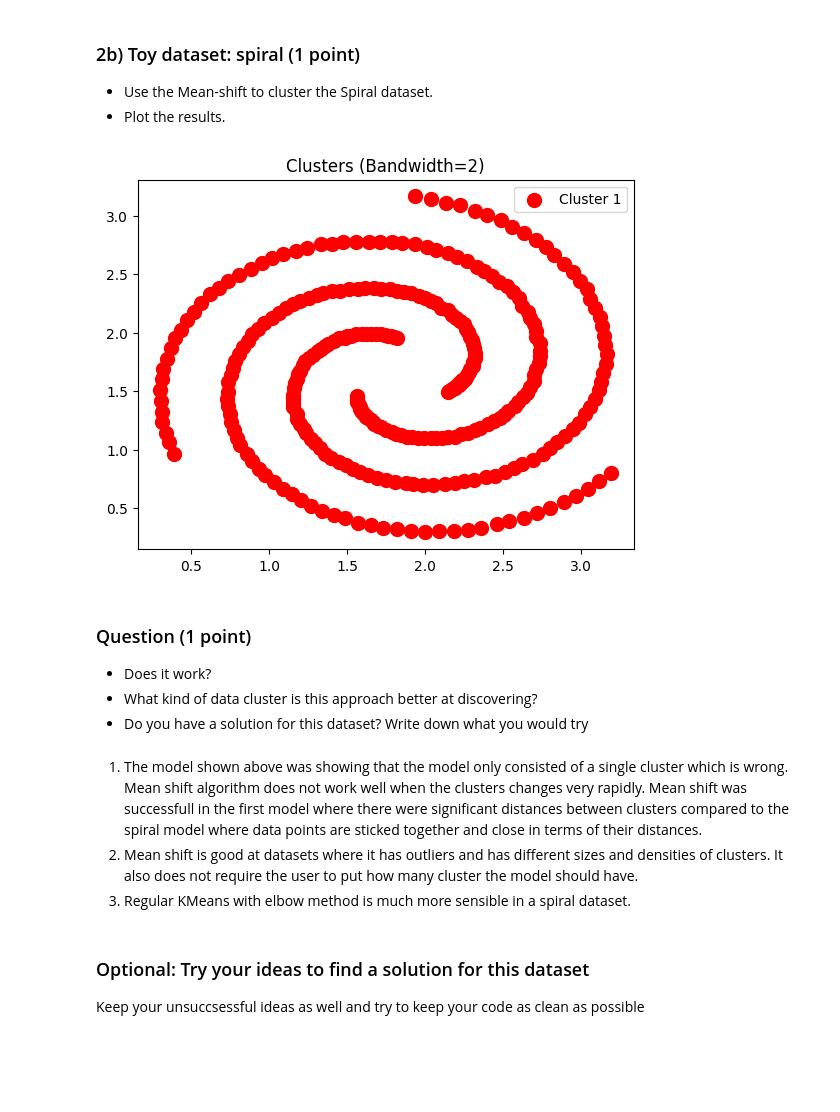
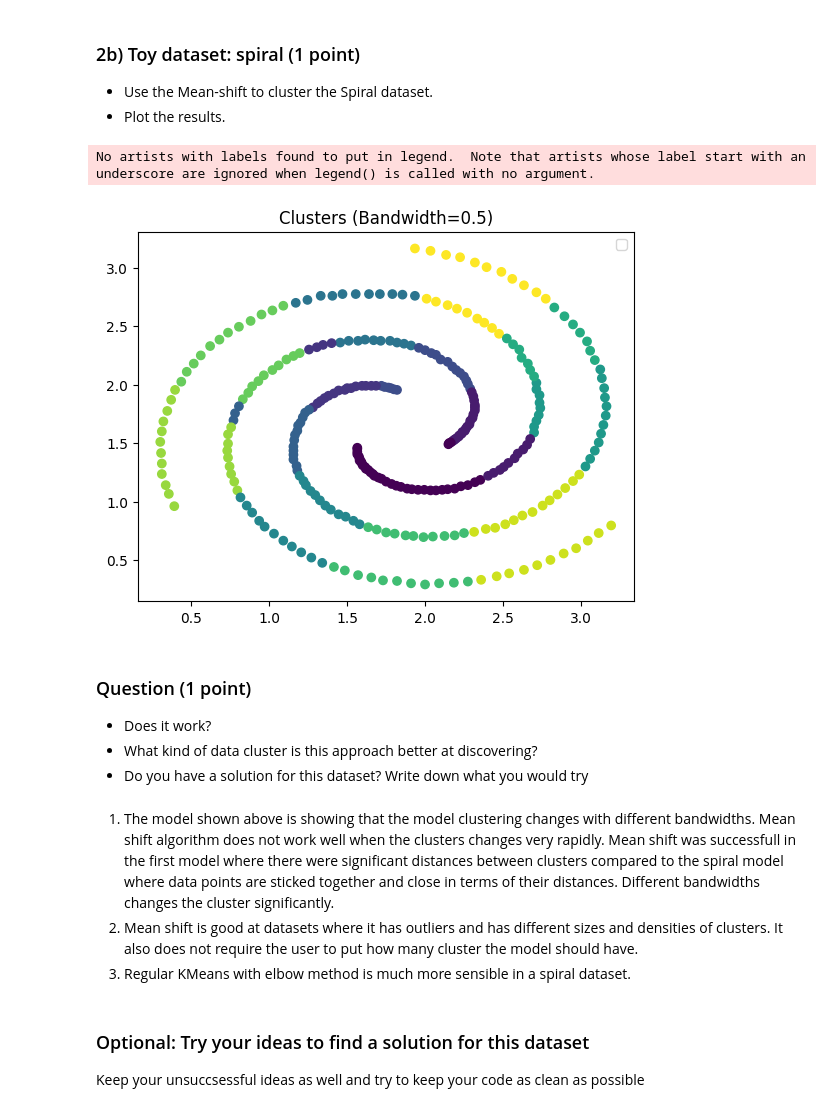
Before and after one commit to tunayildizuzh/MachineLearningforSciences, a Jupyter notebook: Labs/Lab4.ipynb, the cells around one changed output. Drawn from its saved outputs; the diff is of its cells as text; code cells hidden in the pictures; blank space fills up the shorter version.

```diff
--- a/Labs/Lab4.ipynb
+++ b/Labs/Lab4.ipynb
@@ -218,23 +218,26 @@ plt.show()
 - Use the Mean-shift to cluster the Spiral dataset.
 - Plot the results.
 # %%
-mshift = MeanShift(bandwidth=2)
+mshift = MeanShift(bandwidth=0.5)
 
 y_kmeans = mshift.fit_predict(spiral)
 # %%
-plt.scatter(spiral[y_kmeans == 0, 0], spiral[y_kmeans == 0, 1], s = 100, c = 'red', label = 'Cluster 1')
-plt.title('Clusters (Bandwidth=2)')
+# plt.scatter(spiral[y_kmeans == 0, 0], spiral[y_kmeans == 0, 1], s = 100, c = 'red', label = 'Cluster 1')
+labels = mshift.labels_
+plt.scatter(spiral[:, 0], spiral[:, 1], c=labels)
+plt.title('Clusters (Bandwidth=0.5)')
 plt.legend()
 plt.show()
 # %% [output]
+No artists with labels found to put in legend.  Note that artists whose label start with an underscore are ignored when legend() is called with no argument.
-[figure, old version]
+[figure, new version]
 # %% [markdown]
 ### Question (1 point)
 - Does it work?
 - What kind of data cluster is this approach better at discovering?
 - Do you have a solution for this dataset? Write down what you would try
 # %% [markdown]
-1. The model shown above was showing that the model only consisted of a single cluster which is wrong. Mean shift algorithm does not work well when the clusters changes very rapidly. Mean shift was successfull in the first model where there were significant distances between clusters compared to the spiral model where data points are sticked together and close in terms of their distances.
+1. The model shown above is showing that the model clustering changes with different bandwidths. Mean shift algorithm does not work well when the clusters changes very rapidly. Mean shift was successfull in the first model where there were significant distances between clusters compared to the spiral model where data points are sticked together and close in terms of their distances. Different bandwidths changes the cluster significantly.
 2. Mean shift is good at datasets where it has outliers and has different sizes and densities of clusters. It also does not require the user to put how many cluster the model should have.
 3. Regular KMeans with elbow method is much more sensible in a spiral dataset.
 # %% [markdown]
```
Also changed, not shown: parts of 30 cells of this notebook.
